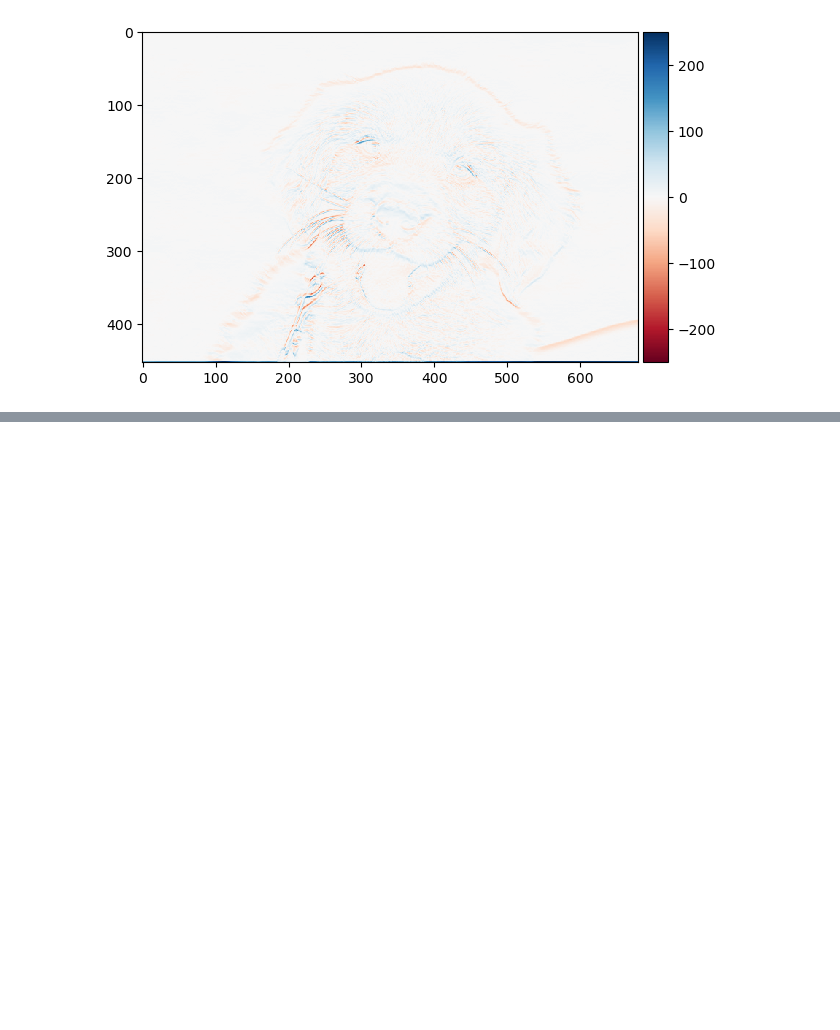
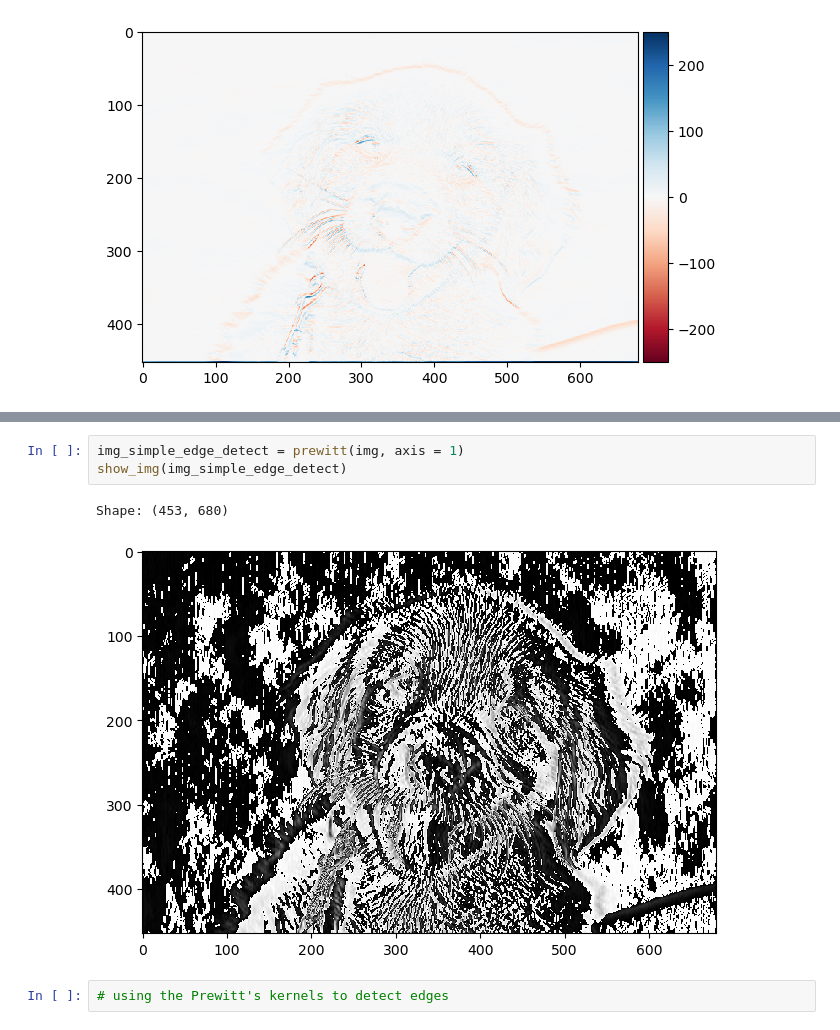
Before and after one commit to mika-jpd/Image_and_Vision_Computing, a Jupyter notebook: Lab_1/Untitled.ipynb, the cells around one changed output, grey strips where cells are left out. Saved outputs shown, nothing was run; the diff lists cells and outputs as text; blank space fills up the shorter version.

```diff
--- a/Lab_1/Untitled.ipynb
+++ b/Lab_1/Untitled.ipynb
@@ -103,0 +131,8 @@ Shape: (453, 680)
+# %%
+img_simple_edge_detect = prewitt(img, axis = 1)
+show_img(img_simple_edge_detect)
+# %% [output]
+Shape: (453, 680)
+[figure, added]
+# %%
+# using the Prewitt's kernels to detect edges
```
Also changed, not shown: parts of 8 cells of this notebook.
